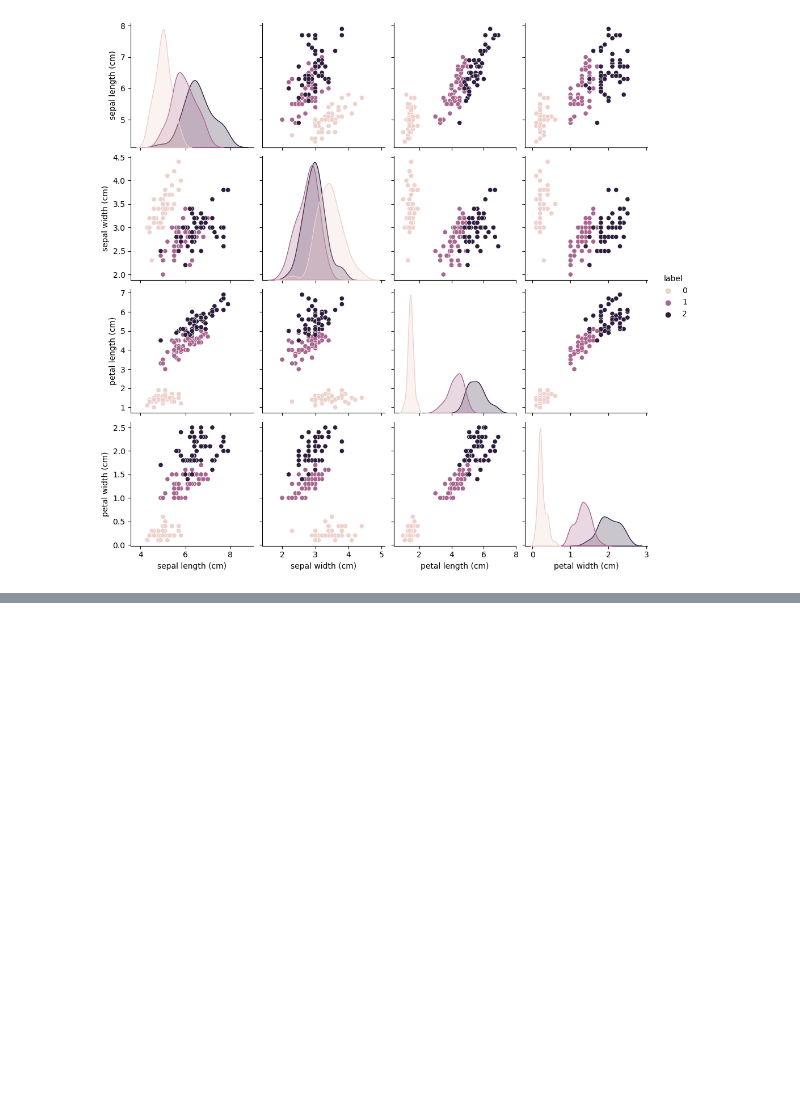
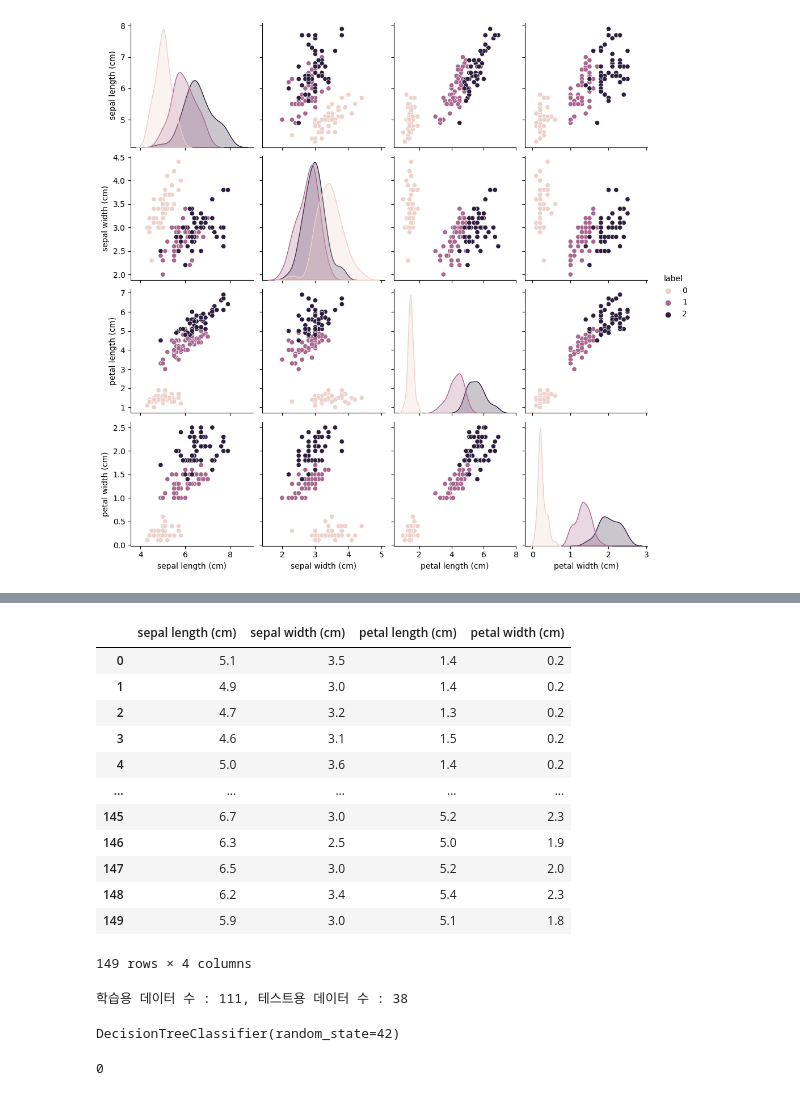
Before and after one commit to DAEHO0/python, a Jupyter notebook: iris_ML.ipynb, the cells around one changed output, grey strips where cells are left out. Drawn from its saved outputs; the diff is of its cells as text; code cells hidden in the pictures; blank space fills up the shorter version.

```diff
--- a/iris_ML.ipynb
+++ b/iris_ML.ipynb
@@ -38,0 +131,4 @@ sns.pairplot(iris_df, hue = 'label')
+# %%
+iris_df.drop_duplicates(keep = 'first', inplace = True)
+# 중복값을 제거하여 iris_df에 즉시 반영
+iris_df.info()
@@ -38,0 +148,52 @@ sns.pairplot(iris_df, hue = 'label')
+# %%
+# 데이터분할
+X = iris_df.iloc[:, :4]
+# [모든 행, 1 ~ 4열까지]
+y = iris_df['label']
+
+# 학습용 데이터와 테스트용 데이터로 나눔
+X_train, X_test, y_train, y_test = train_test_split(X, y, random_state = 42,
+                                                    stratify = y)
+# %%
+X
+# %% [output]
+|  | sepal length (cm) | sepal width (cm) | petal length (cm) | petal width (cm) |
+| 0 | 5.1 | 3.5 | 1.4 | 0.2 |
+| 1 | 4.9 | 3.0 | 1.4 | 0.2 |
+| 2 | 4.7 | 3.2 | 1.3 | 0.2 |
+| 3 | 4.6 | 3.1 | 1.5 | 0.2 |
+| 4 | 5.0 | 3.6 | 1.4 | 0.2 |
+| ... | ... | ... | ... | ... |
+| 145 | 6.7 | 3.0 | 5.2 | 2.3 |
+| 146 | 6.3 | 2.5 | 5.0 | 1.9 |
+| 147 | 6.5 | 3.0 | 5.2 | 2.0 |
+| 148 | 6.2 | 3.4 | 5.4 | 2.3 |
+| 149 | 5.9 | 3.0 | 5.1 | 1.8 |
+149 rows × 4 columns
+# %%
+print("학습용 데이터 수 : {0}, 테스트용 데이터 수 : {1}".format(len(X_train), len(X_test)))
+# {0}의 인자 = len(X-train)
+# {1}의 인자 = len(X-test)
+# %% [output]
+학습용 데이터 수 : 111, 테스트용 데이터 수 : 38
+# %%
+# DecisionTreeClassifier 객체 생성
+model = DecisionTreeClassifier(random_state = 42)
+
+# 학습용 데이터로 학습 수행
+model.fit(X_train, y_train)
+# %% [output]
+DecisionTreeClassifier(random_state=42)
+# %%
+# DecisionTreeClassifier 시각화
+from sklearn.tree import export_graphviz
+from subprocess import call
+from IPython.display import Image
+
+# 의사결정나무 모델을 dot 파일로 추출
+export_graphviz(model, out_file = 'tree.dot')
+
+# dot 파일을 .png로 변환
+call(['dot', '-Tpng', 'tree.dot', '-o', 'tree.png', '-Gdpi = 600'])
+# %% [output]
+0
```
Also changed, not shown: parts of 16 cells of this notebook.
